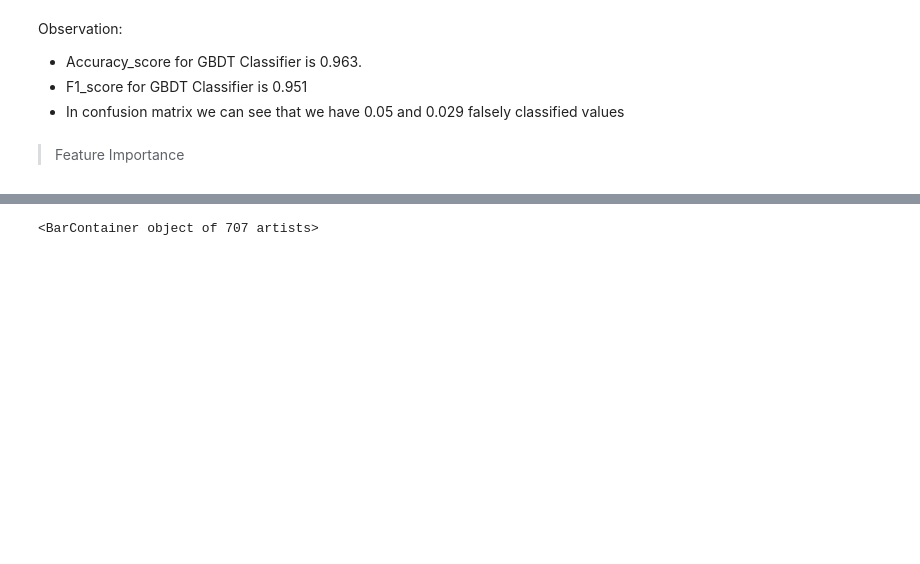
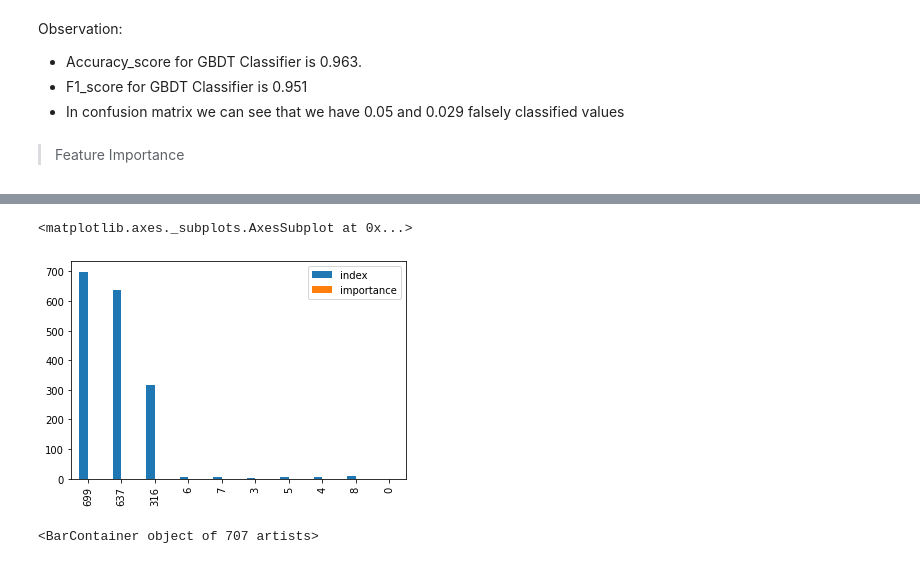
Before and after one commit to ydv1412/airline_review_classification, a Jupyter notebook: airline_review_classification.ipynb, the cells around one changed output, grey strips where cells are left out. Drawn from its saved outputs; the diff is of its cells as text; code cells hidden in the pictures; blank space fills up the shorter version.

```diff
--- a/airline_review_classification.ipynb
+++ b/airline_review_classification.ipynb
@@ -812,6 +817,6 @@ Observation:
 # %% [markdown]
 > Feature Importance
 # %%
-feature_importance_df = pd.DataFrame({'features':x_train.columns , 'importance':clf6.feature_importances_})
+feature_importance_df = pd.DataFrame({'features':x_train.columns , 'importance':clf6.feature_importances_}).reset_index(None)
 # %%
-feature_importance_df.sort_values(by= 'importance' , ascending = 'False' , inplace = True)
+feature_importance_df.sort_values(by= 'importance' , ascending = 'True' , inplace = True)
@@ -835,0 +823,2 @@ feature_importance_df.importance.max()
+# %%
+top_ten_important_features = feature_importance_df.tail(10)
@@ -836,3 +839,12 @@ feature_importance_df.importance.max()
+# %%
+for i,feat in enumerate(top_ten_important_features['features']):
+  if feat in dictionary.keys():
+    top_ten_important_features['features'][i] = dictionary[feat]
+# %%
+top_ten_important_features.plot(kind = 'bar')
+# %% [output]
+<matplotlib.axes._subplots.AxesSubplot at 0x...>
+[figure, added]
 # %%
 plt.barh(x_train.columns, clf6.feature_importances_)
 # %% [output]
```
Also changed, not shown: parts of 5 cells of this notebook.
